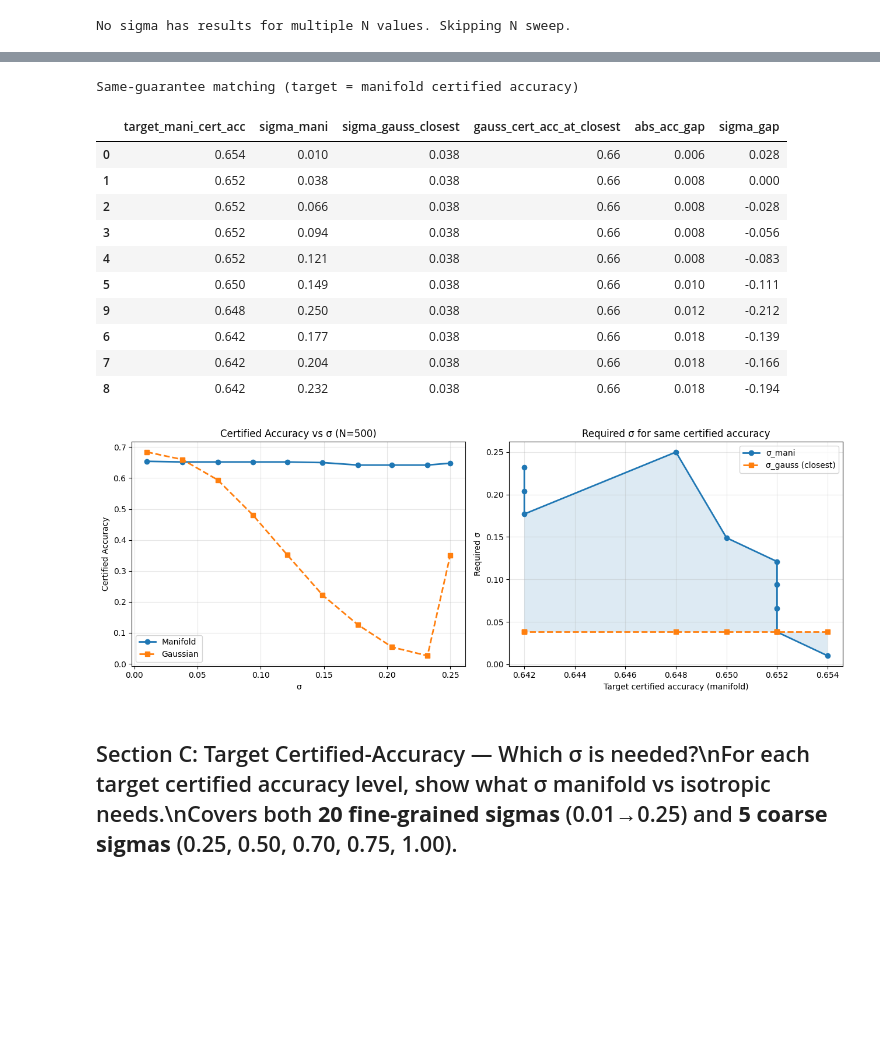
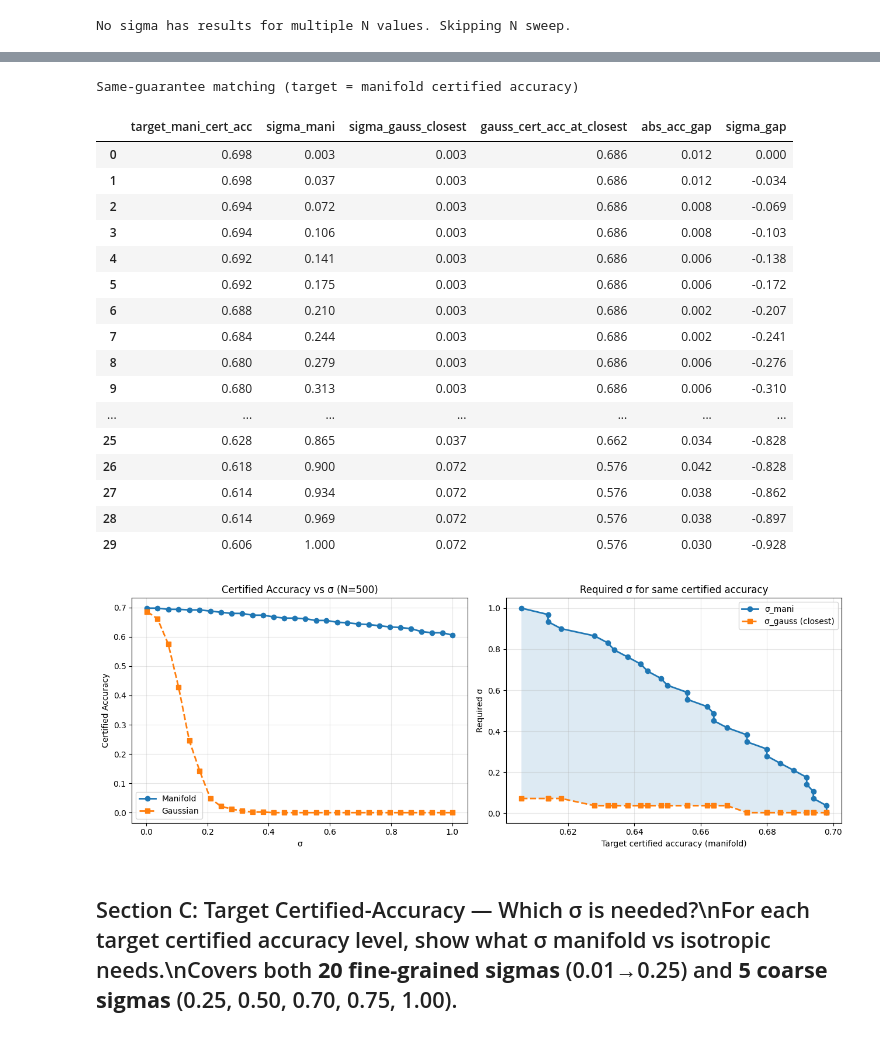
Before and after one commit to daniyaniazi/CFM_smoothing, a Jupyter notebook: notebooks_smoothing_test/smoothing_results.ipynb, the cells around one changed output, grey strips where cells are left out. Drawn from its saved outputs; the diff is of its cells as text; code cells hidden in the pictures; blank space fills up the shorter version.

```diff
--- a/notebooks_smoothing_test/smoothing_results.ipynb
+++ b/notebooks_smoothing_test/smoothing_results.ipynb
@@ -342,9 +342,19 @@ from pathlib import Path
 import pandas as pd
 
 # --- Config ---
-SIGMAS = [0.010, 0.038, 0.066 ,0.094 ,0.121, 0.149 ,0.177, 0.204, 0.232 ]
+# SIGMAS = [0.010, 0.038, 0.066 ,0.094 ,0.121, 0.149 ,0.177, 0.204, 0.232 ]
 # SIGMAS = [0.010, 0.023, 0.035, 0.048, 0.061, 0.073, 0.086, 0.099, 0.111, 0.124,
 #           0.136, 0.149, 0.162, 0.174, 0.187, 0.200, 0.212, 0.225, 0.237, 0.250]
+
+SIGMAS = [
+    0.003, 0.037, 0.072, 0.106, 0.141,
+    0.175, 0.210, 0.244, 0.279, 0.313,
+    0.348, 0.382, 0.417, 0.451, 0.486,
+    0.520, 0.555, 0.589, 0.624, 0.658,
+    0.693, 0.727, 0.762, 0.796, 0.831,
+    0.865, 0.900, 0.934, 0.969, 1.000
+]
+
 # N_VALUES = [100, 300, 500, 700, 1000]
 N_VALUES=[500]
 DATA_BASE = Path("..") / "smoothing_data"
@@ -491,6 +506,10 @@ else:
         })
     print(f"\nTABLE A2: CERTIFIED DOWNSTREAM ACCURACY (N={FIXED_N}, varying σ)")
     display(pd.DataFrame(rows).set_index('σ'))
+    pd.DataFrame(rows).set_index('σ').round(4).to_csv(
+    "table2.csv",
+    index=False
+)
 
     # --- A3: Concept Certification ---
     TOP_K = 20
@@ -818,6 +865,10 @@ else:
 
         df_match_src = pd.DataFrame(match_rows).sort_values('sigma').reset_index(drop=True)
         display(df_match_src)
+        pd.DataFrame(rows).set_index('σ').round(4).to_csv(
+                "table2.csv",
+                index=False
+            )
 
         # For each manifold target accuracy, find closest gaussian sigma
         same_acc_rows = []
@@ -837,6 +888,10 @@ else:
         df_same_acc = pd.DataFrame(same_acc_rows).sort_values('target_mani_cert_acc', ascending=False)
         print("\nSame-guarantee matching (target = manifold certified accuracy)")
         display(df_same_acc)
+        df_same_acc.round(4).to_csv(
+                "guarantee.csv",
+                index=False
+            )
 
         import matplotlib.pyplot as plt
         fig, axes = plt.subplots(1, 2, figsize=(13, 4.8))
@@ -882,16 +943,22 @@ else:
 Same-guarantee matching (target = manifold certified accuracy)
 |  | target_mani_cert_acc | sigma_mani | sigma_gauss_closest | gauss_cert_acc_at_closest | abs_acc_gap | sigma_gap |
-| 0 | 0.654 | 0.010 | 0.038 | 0.66 | 0.006 | 0.028 |
-| 1 | 0.652 | 0.038 | 0.038 | 0.66 | 0.008 | 0.000 |
-| 2 | 0.652 | 0.066 | 0.038 | 0.66 | 0.008 | -0.028 |
-| 3 | 0.652 | 0.094 | 0.038 | 0.66 | 0.008 | -0.056 |
-| 4 | 0.652 | 0.121 | 0.038 | 0.66 | 0.008 | -0.083 |
-| 5 | 0.650 | 0.149 | 0.038 | 0.66 | 0.010 | -0.111 |
-| 9 | 0.648 | 0.250 | 0.038 | 0.66 | 0.012 | -0.212 |
-| 6 | 0.642 | 0.177 | 0.038 | 0.66 | 0.018 | -0.139 |
-| 7 | 0.642 | 0.204 | 0.038 | 0.66 | 0.018 | -0.166 |
-| 8 | 0.642 | 0.232 | 0.038 | 0.66 | 0.018 | -0.194 |
+| 0 | 0.698 | 0.003 | 0.003 | 0.686 | 0.012 | 0.000 |
+| 1 | 0.698 | 0.037 | 0.003 | 0.686 | 0.012 | -0.034 |
+| 2 | 0.694 | 0.072 | 0.003 | 0.686 | 0.008 | -0.069 |
+| 3 | 0.694 | 0.106 | 0.003 | 0.686 | 0.008 | -0.103 |
+| 4 | 0.692 | 0.141 | 0.003 | 0.686 | 0.006 | -0.138 |
+| 5 | 0.692 | 0.175 | 0.003 | 0.686 | 0.006 | -0.172 |
+| 6 | 0.688 | 0.210 | 0.003 | 0.686 | 0.002 | -0.207 |
+| 7 | 0.684 | 0.244 | 0.003 | 0.686 | 0.002 | -0.241 |
+| 8 | 0.680 | 0.279 | 0.003 | 0.686 | 0.006 | -0.276 |
+| 9 | 0.680 | 0.313 | 0.003 | 0.686 | 0.006 | -0.310 |
+| ... | ... | ... | ... | ... | ... | ... |
+| 25 | 0.628 | 0.865 | 0.037 | 0.662 | 0.034 | -0.828 |
+| 26 | 0.618 | 0.900 | 0.072 | 0.576 | 0.042 | -0.828 |
+| 27 | 0.614 | 0.934 | 0.072 | 0.576 | 0.038 | -0.862 |
+| 28 | 0.614 | 0.969 | 0.072 | 0.576 | 0.038 | -0.897 |
+| 29 | 0.606 | 1.000 | 0.072 | 0.576 | 0.030 | -0.928 |
-[figure, old version]
+[figure, new version]
 # %% [markdown]
 ## Section C: Target Certified-Accuracy — Which σ is needed?\nFor each target certified accuracy level, show what σ manifold vs isotropic needs.\nCovers both **20 fine-grained sigmas** (0.01→0.25) and **5 coarse sigmas** (0.25, 0.50, 0.70, 0.75, 1.00).
 # %%
```
Also changed, not shown: parts of 8 cells of this notebook, 2 other files.
